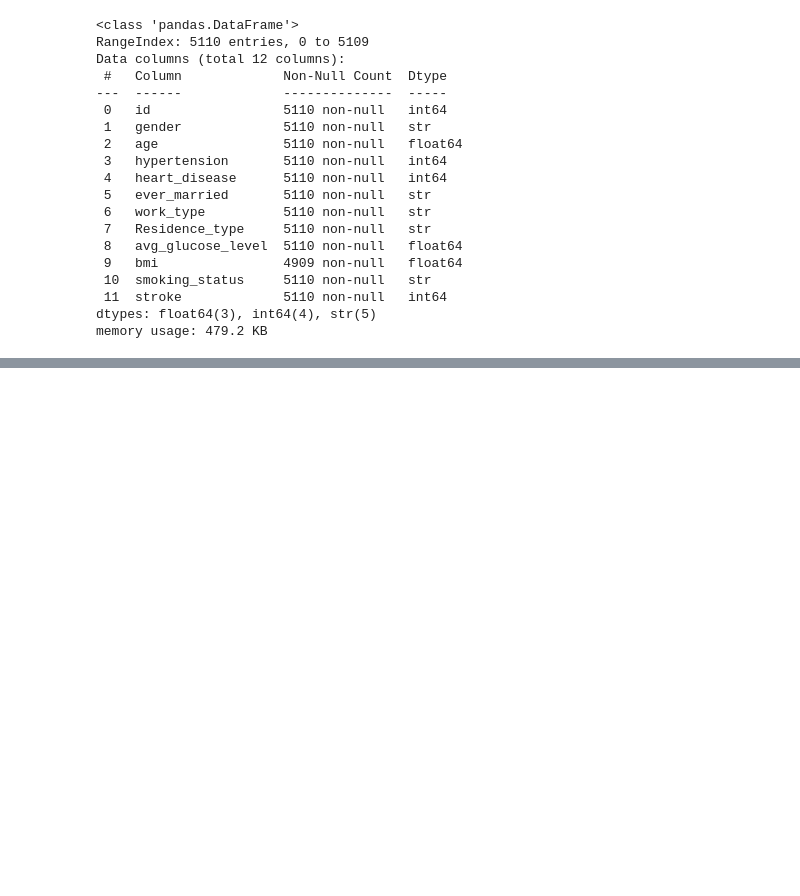
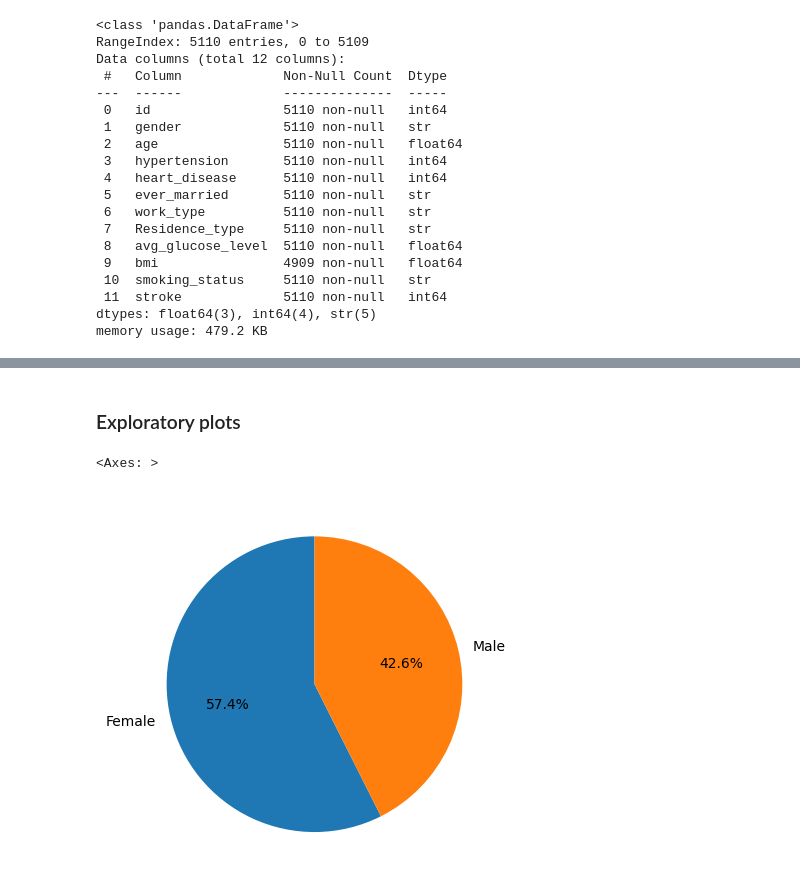
Before and after one commit to manuelfmerino/dashboard_example, a Jupyter notebook: data_clean_up.ipynb, the cells around one changed output, grey strips where cells are left out. Cells and saved outputs as stored; diff of their text form; code cells hidden in the pictures; blank space fills up the shorter version.

Commit message:
Included new stroke plots on dashboard.

```diff
--- a/data_clean_up.ipynb
+++ b/data_clean_up.ipynb
@@ -45,0 +84,17 @@ stroke_data.to_csv('datasets/healthcare_stroke_dataset_clean.csv', sep=',', inde
+# %% [markdown]
+### Exploratory plots
+# %%
+stroke_positive = stroke_data[stroke_data['stroke'] == 'Yes']
+stroke_negative = stroke_data[stroke_data['stroke'] == 'No']
+# %%
+# Male / Female ratio
+gender_counts = stroke_positive['gender'].value_counts()
+gender_counts.plot(
+    kind='pie',
+    autopct='%1.1f%%',
+    startangle=90,
+    ylabel=''
+)
+# %% [output]
+<Axes: >
+[figure, added]
```
Also changed, not shown: parts of 7 cells of this notebook, 3 other files.
